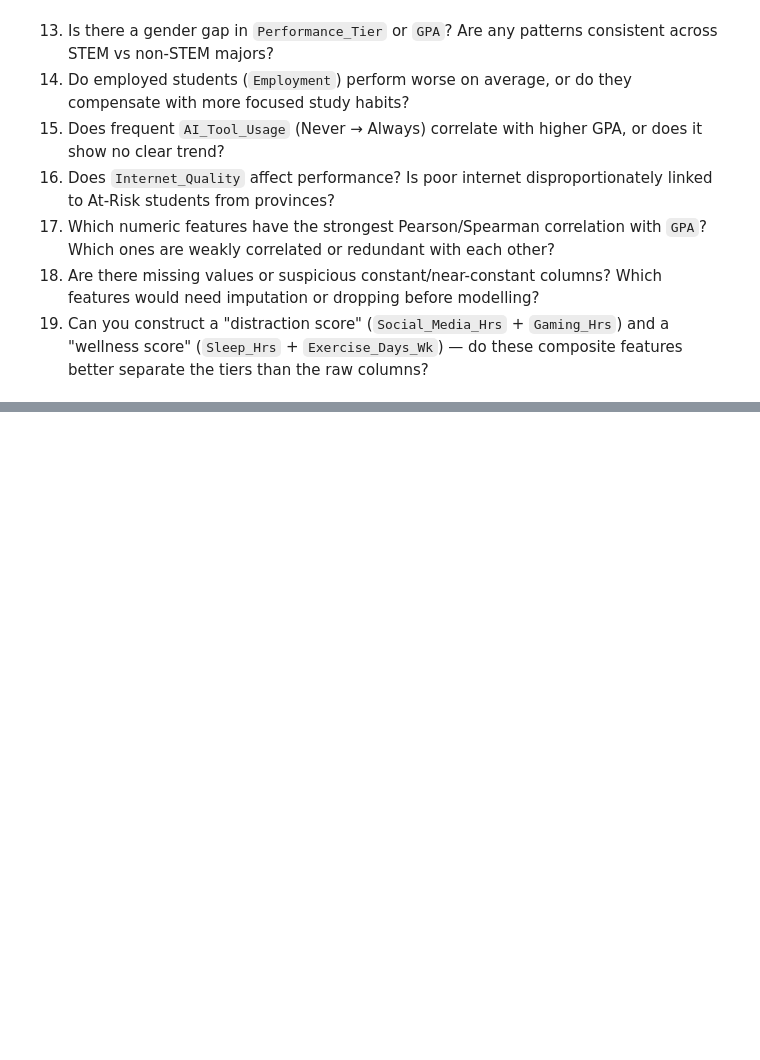
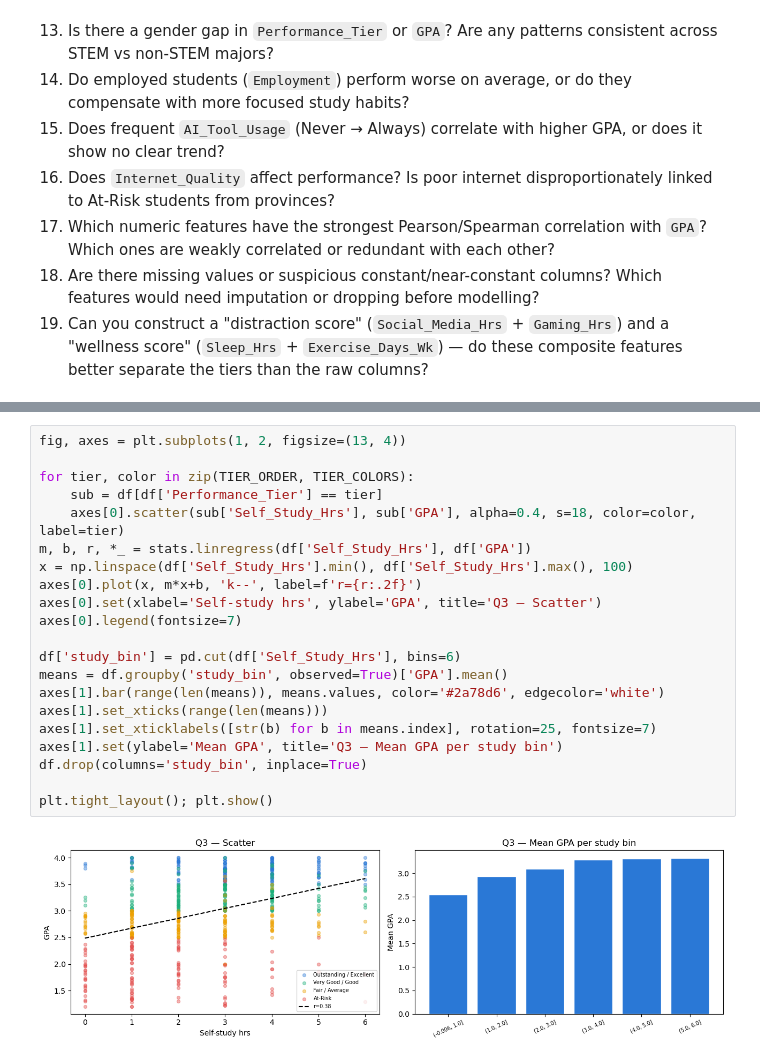
Before and after one commit to Superkai017/Academic-Predictor-machine-based-on-performance-, a Jupyter notebook: notebook/eda.ipynb, the cells around one changed output, grey strips where cells are left out. Saved outputs shown, nothing was run; the diff lists cells and outputs as text; blank space fills up the shorter version.

```diff
--- a/notebook/eda.ipynb
+++ b/notebook/eda.ipynb
@@ -22,0 +96,23 @@
+# %%
+fig, axes = plt.subplots(1, 2, figsize=(13, 4))
+
+for tier, color in zip(TIER_ORDER, TIER_COLORS):
+    sub = df[df['Performance_Tier'] == tier]
+    axes[0].scatter(sub['Self_Study_Hrs'], sub['GPA'], alpha=0.4, s=18, color=color, label=tier)
+m, b, r, *_ = stats.linregress(df['Self_Study_Hrs'], df['GPA'])
+x = np.linspace(df['Self_Study_Hrs'].min(), df['Self_Study_Hrs'].max(), 100)
+axes[0].plot(x, m*x+b, 'k--', label=f'r={r:.2f}')
+axes[0].set(xlabel='Self-study hrs', ylabel='GPA', title='Q3 — Scatter')
+axes[0].legend(fontsize=7)
+
+df['study_bin'] = pd.cut(df['Self_Study_Hrs'], bins=6)
+means = df.groupby('study_bin', observed=True)['GPA'].mean()
+axes[1].bar(range(len(means)), means.values, color='#2a78d6', edgecolor='white')
+axes[1].set_xticks(range(len(means)))
+axes[1].set_xticklabels([str(b) for b in means.index], rotation=25, fontsize=7)
+axes[1].set(ylabel='Mean GPA', title='Q3 — Mean GPA per study bin')
+df.drop(columns='study_bin', inplace=True)
+
+plt.tight_layout(); plt.show()
+# %% [output]
+[figure, added]
```
Also changed, not shown: parts of 41 cells of this notebook.
